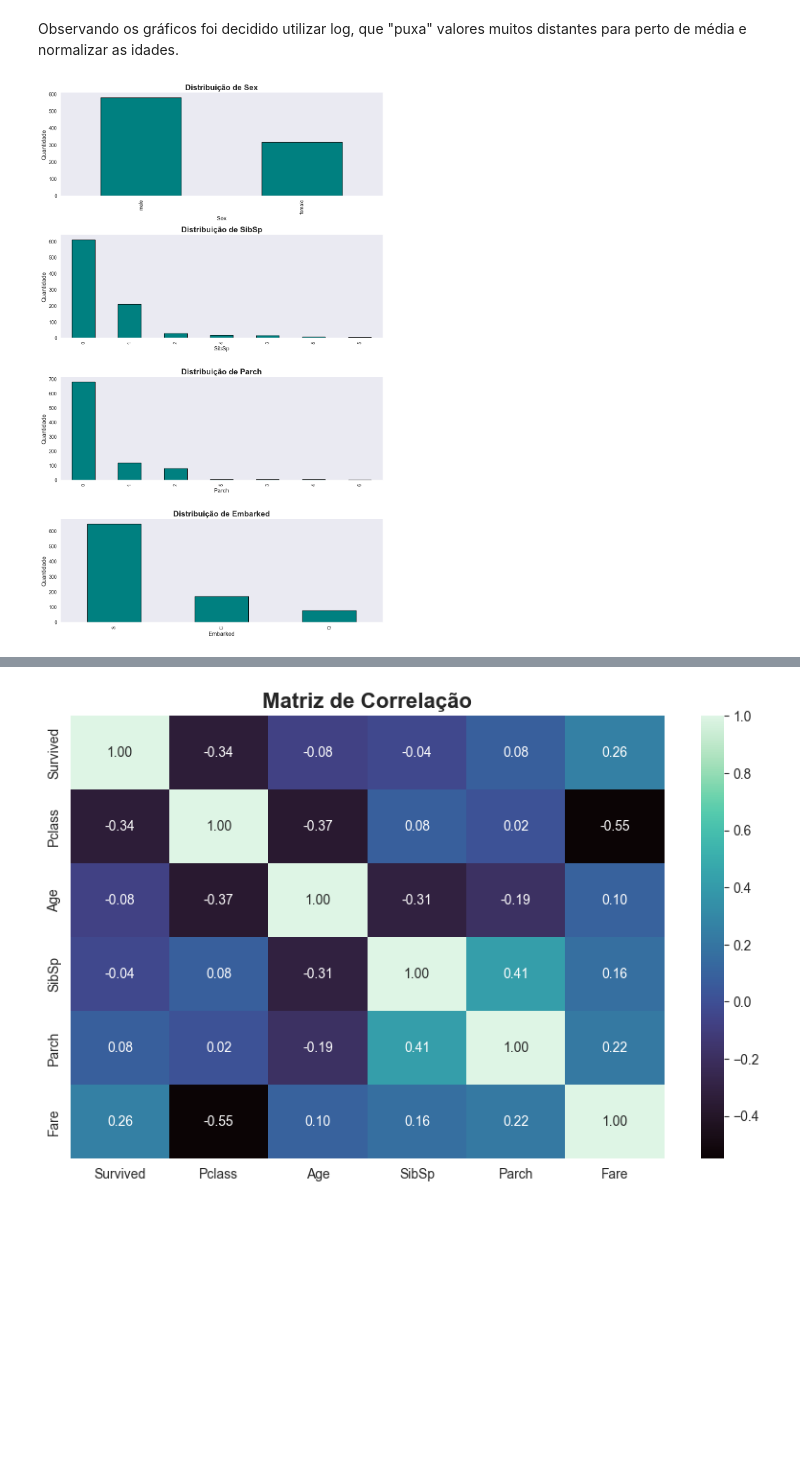
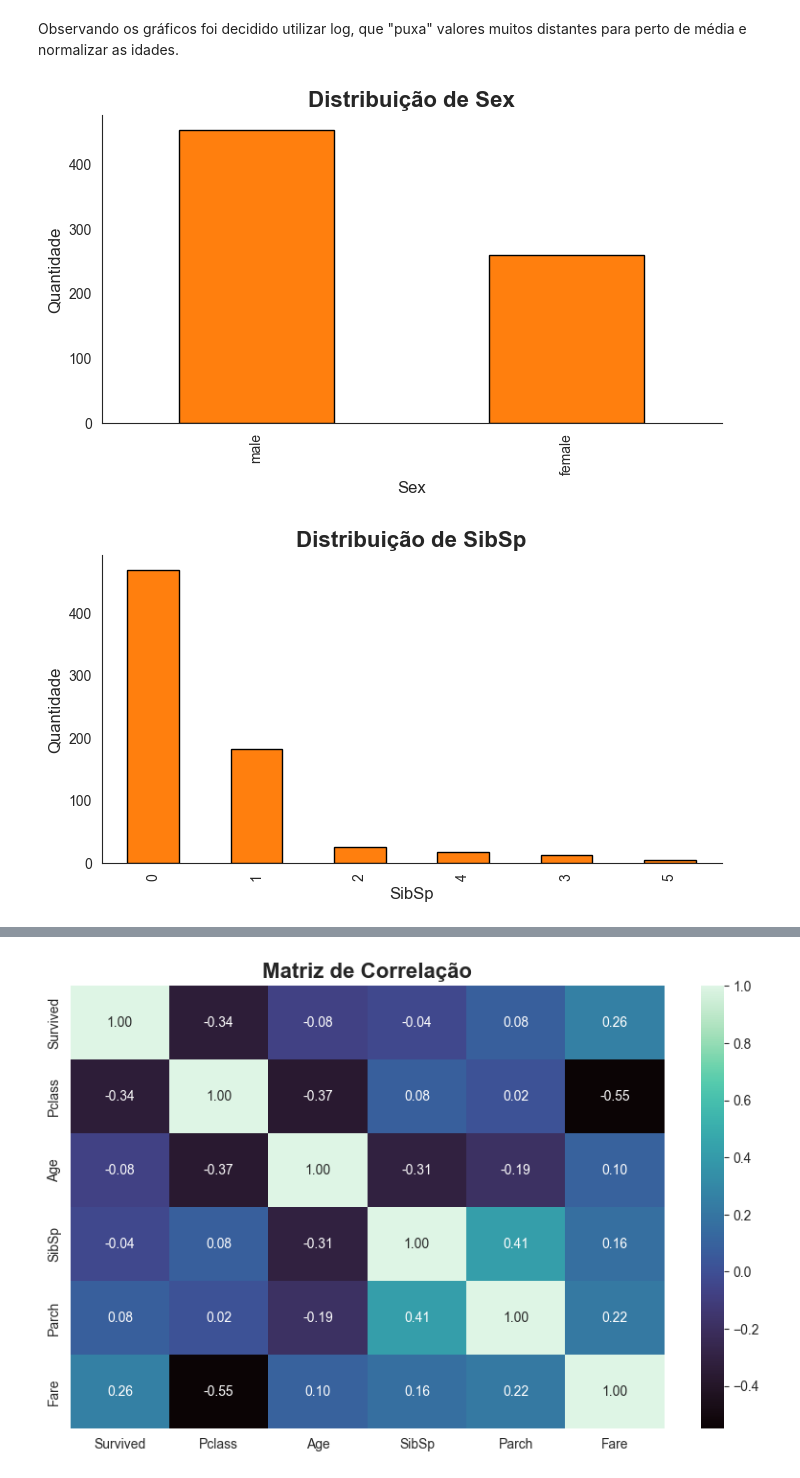
Before and after one commit to giselemenezes/Exerc-cio--Deep-Learning, a Jupyter notebook: Questao2.ipynb, the cells around one changed output, grey strips where cells are left out. Drawn from its saved outputs; the diff is of its cells as text; code cells hidden in the pictures; blank space fills up the shorter version.

```diff
--- a/Questao2.ipynb
+++ b/Questao2.ipynb
@@ -110,36 +114,33 @@ df_drop["Age"] = StandardScaler().fit_transform(df_drop[["Age"]])
 # %%
 import matplotlib.pyplot as plt
 from matplotlib import rcParams
 
-# Configura fonte global (precisa estar instalada no sistema)
-rcParams['font.family'] =  'Arial'
+# Configura fonte global
+rcParams['font.family'] = 'Arial'
 
-categoricas = ['Sex', 'SibSp', 'Parch', 'Embarked']
+categoricas = ['Sex', 'SibSp', 'Parch', 'Embarked', 'Survived']
+cor_barras = "#ff7f0e"  # cor das barras
 
-# Cor escolhida para as barras
-cor_barras = "teal"   # <-- mude aqui: ex. "purple", "#FF5733", etc.
-
-fig, axes = plt.subplots(nrows=len(categoricas), ncols=1, figsize=(10, 4*len(categoricas)))
-
-for i, col in enumerate(categoricas):
-    df[col].value_counts().plot(
+for col in categoricas:
+    plt.figure(figsize=(8, 4))
+    df_drop[col].value_counts().plot(
         kind="bar",
-        ax=axes[i],
         color=cor_barras,
         edgecolor="black"
     )
-    axes[i].set_title(f"Distribuição de {col}", fontsize=16, fontweight="bold")
-    axes[i].set_ylabel("Quantidade", fontsize=12)
-    axes[i].set_xlabel(col, fontsize=12)
+    plt.title(f"Distribuição de {col}", fontsize=16, fontweight="bold")
+    plt.ylabel("Quantidade", fontsize=12)
+    plt.xlabel(col, fontsize=12)
 
     # Remove grid
-    axes[i].grid(False)
+    plt.grid(False)
 
     # Estilo nos eixos
-    axes[i].spines["top"].set_visible(False)
-    axes[i].spines["right"].set_visible(False)
+    ax = plt.gca()
+    ax.spines["top"].set_visible(False)
+    ax.spines["right"].set_visible(False)
 
-plt.tight_layout()
-plt.show()
+    plt.show()
 # %% [output]
-[figure, old version]
+[figure, new version]
+[figure, added]
```
Also changed, not shown: parts of 4 cells of this notebook, 1 other file.
